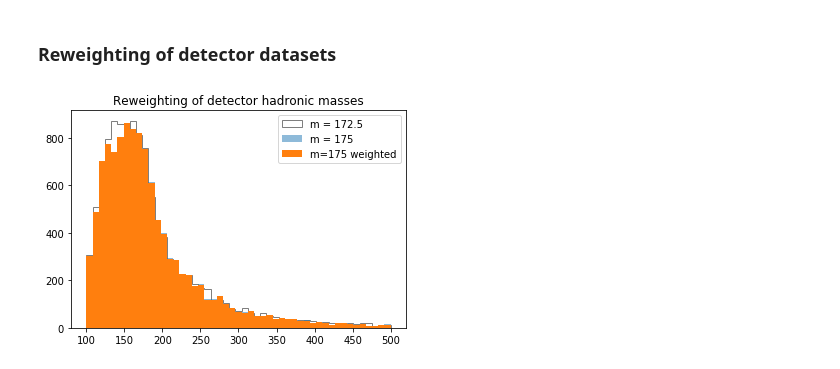
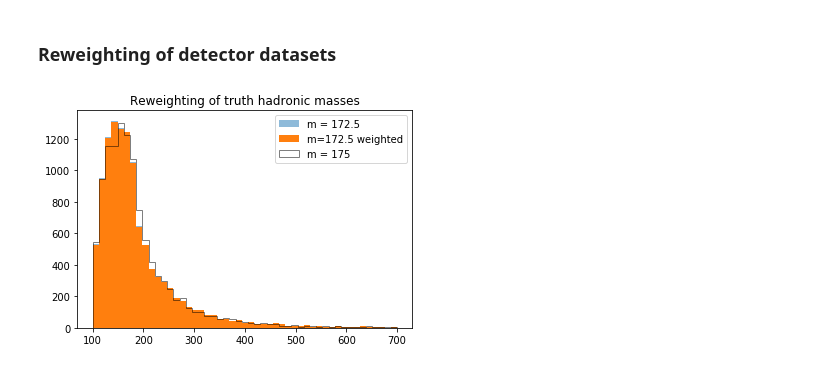
Before and after one commit to cha-suaysom/DCTREventGeneration, a Jupyter notebook: top_mass_reweighting_normalized.ipynb, the cells around one changed output. Cells and saved outputs as stored; diff of their text form; code cells hidden in the pictures.

```diff
--- a/top_mass_reweighting_normalized.ipynb
+++ b/top_mass_reweighting_normalized.ipynb
@@ -82,7 +79,7 @@ X_train, X_test, Y_train, Y_test = train_test_split(X, Y, test_size=0.2)
 # %% [markdown]
 ### Define a 5 layer DNN for reweighting
 # %%
-inputs = Input((2,))
+inputs = Input((1,))
 hidden_layer_1 = Dense(50, activation='relu')(inputs)
 hidden_layer_2 = Dense(50, activation='relu')(hidden_layer_1)
 hidden_layer_3 = Dense(50, activation='relu')(hidden_layer_2)
@@ -155,6 +152,5 @@ plt.show()
 # %% [markdown]
 ### Reweighting of particle dataset
 # %%
-X0_test = np.vstack([test_had_mass,normalize_mt(172.5)*np.ones(len(test_had_mass))]).T
+X0_test = test_had_mass
 X1_test = np.load(data_dir + 'part_175_0_6j_obs.npy')[:,1][:len(X0_test)]
-X1_test = np.vstack([X1_test,normalize_mt(175)*np.ones(len(X1_test))]).T
@@ -168,3 +157,6 @@ weights_1 = preds_1[:,0]/preds_1[:,1]
+# %%
+preds = dctr_model.predict(X0_test)
+weights = preds[:,1]/preds[:,0]
 # %%
 bins = np.linspace(0.9,1.1,50)
 plt.hist(weights_0, bins = bins, alpha = 0.5)[0]
@@ -216,19 +202,18 @@ plt.show()
 ### Reweighting of detector datasets
 # %%
 X0_test = np.load(data_dir + 'det_172_5_6j_obs.npy')[:,1][int(len(default_had_mass_all)*0.8):]
-X0_test = np.vstack([X0_test,normalize_mt(172.5)*np.ones(len(X0_test))]).T
 X1_test = np.load(data_dir + 'det_175_0_6j_obs.npy')[:,1][:len(X0_test)]
-X1_test = np.vstack([X1_test,normalize_mt(175)*np.ones(len(X1_test))]).T
 # %%
-bins = np.linspace(100,500,50)
-plt.title("Reweighting of detector hadronic masses")
-default_data_hist = plt.hist(X0_test[:,0], bins = bins, alpha = 0.5, label = 'm = 172.5',histtype='step', color='k')[0]
-target_data_hist = plt.hist(X1_test[:,0], bins = bins, alpha = 0.5, label = 'm = 175')[0]
-reweight_data_hist = plt.hist(X1_test[:,0], bins = bins, label = 'm=175 weighted', weights=weights_1)[0]
+bins = np.linspace(100,700,50)
+plt.title("Reweighting of truth hadronic masses")
+
+target_data_hist = plt.hist(X0_test, bins = bins, alpha = 0.5, label = 'm = 172.5')[0]
+reweight_data_hist = plt.hist(X0_test, bins = bins, label = 'm=172.5 weighted', weights=weights)[0]
+default_data_hist = plt.hist(X1_test, bins = bins, alpha = 0.5, label = 'm = 175',histtype='step', color='k')[0]
 plt.legend()
 plt.show()
 # %% [output]
-[figure, old version]
+[figure, new version]
 # %%
 plt.title("Ratio between default and target histogram")
 plt.plot(default_data_hist/reweight_data_hist)
```
Also changed, not shown: parts of 20 cells of this notebook, 1 other file.
